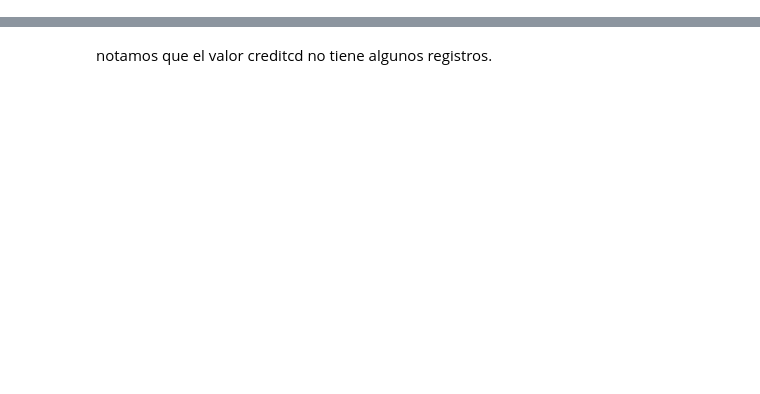
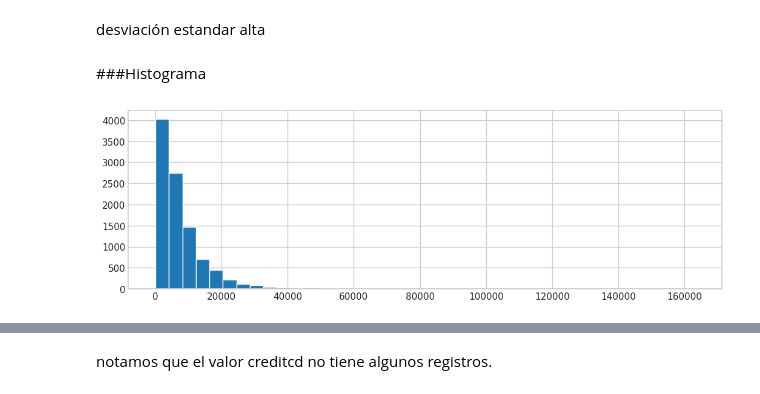
Before and after one commit to mgomez270/MLGuia1, a Jupyter notebook: Relación_Minutos.ipynb, the cells around one changed output, grey strips where cells are left out. Saved outputs shown, nothing was run; the diff lists cells and outputs as text; code cells hidden in the pictures; blank space fills up the shorter version.

```diff
--- a/Relación_Minutos.ipynb
+++ b/Relación_Minutos.ipynb
@@ -38,0 +52,9 @@ df = df.drop(['Customer_ID'],axis=1)
+# %% [markdown]
+desviación estandar alta
+# %% [markdown]
+###Histograma
+# %%
+df['totmou'].hist(bins=40,figsize=(10,3))
+plt.show()
+# %% [output]
+[figure, added]
```
Also changed, not shown: parts of 30 cells of this notebook.
